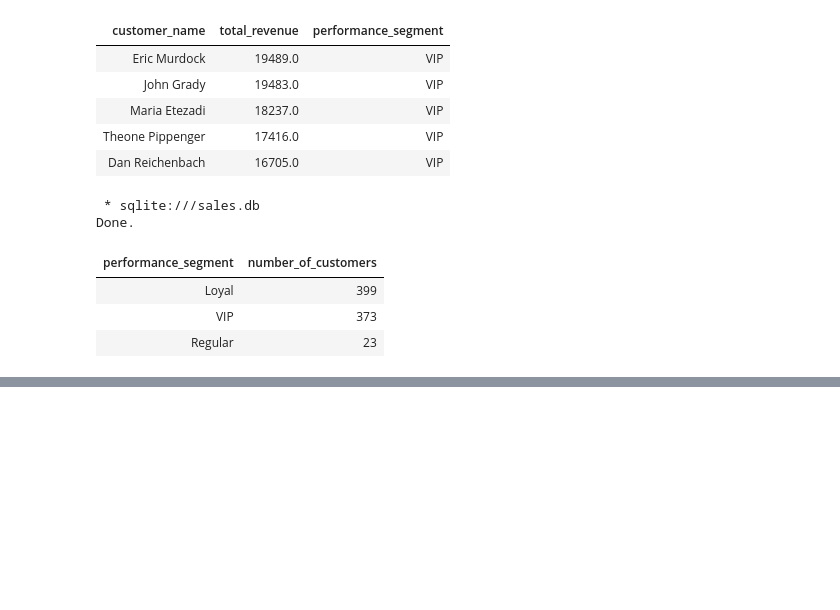
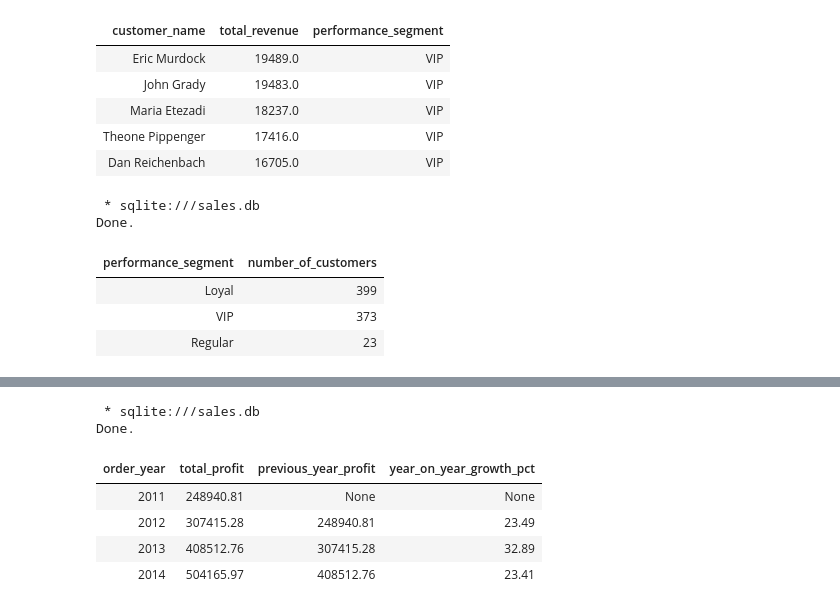
Before and after one commit to moztarib/data-analytics-sql, a Jupyter notebook: notebooks/00_load_data.ipynb, the cells around one changed output, grey strips where cells are left out. Cells and saved outputs as stored; diff of their text form; code cells hidden in the pictures; blank space fills up the shorter version.

```diff
--- a/notebooks/00_load_data.ipynb
+++ b/notebooks/00_load_data.ipynb
@@ -709,0 +716,36 @@ Done.
+# %%
+%%sql
+
+WITH yearly_profit AS (
+    SELECT
+        strftime('%Y', order_date)  AS order_year,
+        ROUND(SUM(profit), 2)       AS total_profit
+    FROM fact_orders
+    WHERE order_date IS NOT NULL
+    GROUP BY order_year
+    ORDER BY order_year
+),
+
+prev_year_profit AS (
+
+SELECT
+
+    order_year,
+
+    total_profit,
+
+    LAG(total_profit) OVER (ORDER BY order_year)  AS previous_year_profit
+
+FROM yearly_profit)
+
+SELECT * ,
+ROUND((total_profit - previous_year_profit)/ (previous_year_profit) * 100, 2) AS year_on_year_growth_pct
+FROM prev_year_profit;
+# %% [output]
+ * sqlite:///sales.db
+Done.
+| order_year | total_profit | previous_year_profit | year_on_year_growth_pct |
+| 2011 | 248940.81 | None | None |
+| 2012 | 307415.28 | 248940.81 | 23.49 |
+| 2013 | 408512.76 | 307415.28 | 32.89 |
+| 2014 | 504165.97 | 408512.76 | 23.41 |
```
Also changed, not shown: parts of 8 cells of this notebook, 1 other file.
